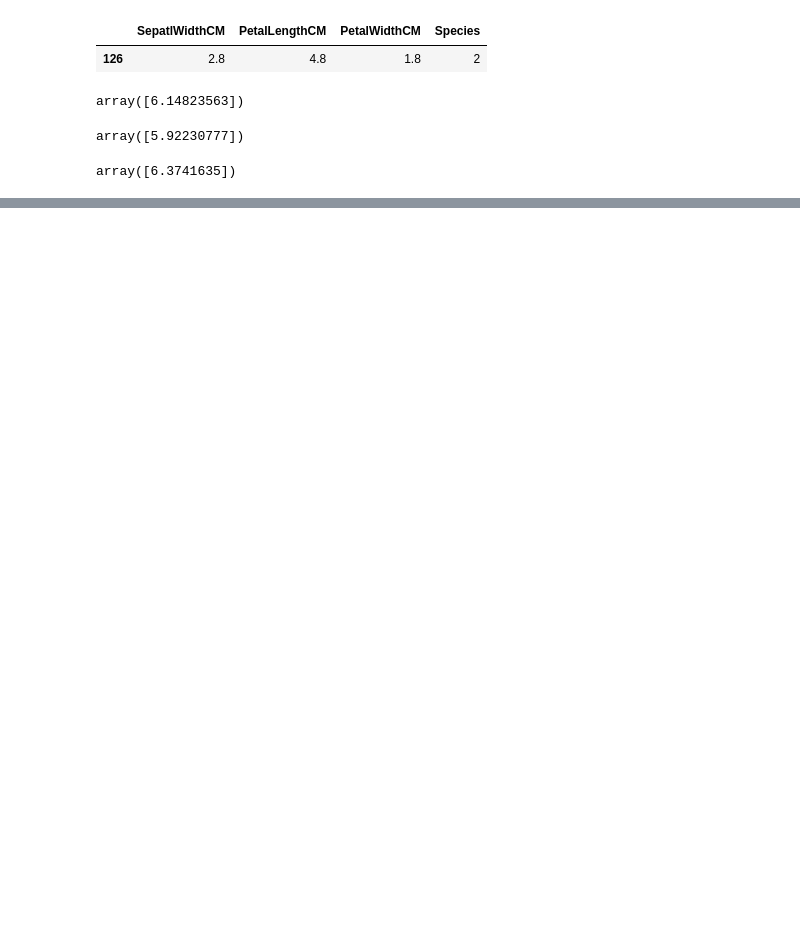
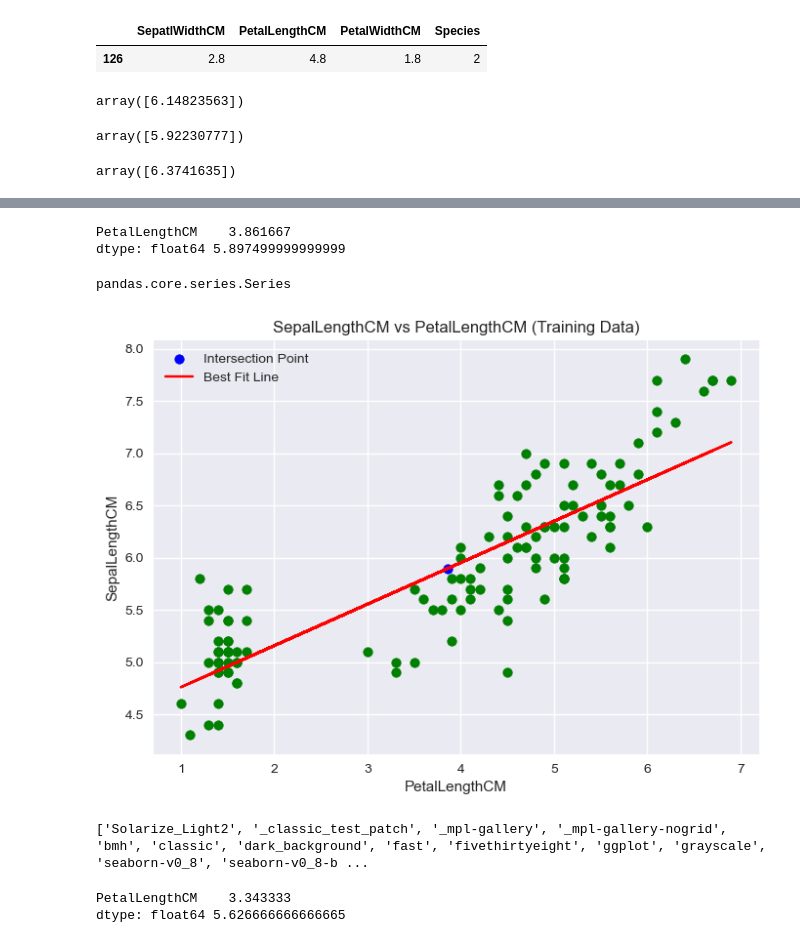
Before and after one commit to VijayPrakash152/python-learning, a Jupyter notebook: src/fde_course/material/class_05/8_Linear Regression-Model-BFL.ipynb, the cells around one changed output, grey strips where cells are left out. Drawn from its saved outputs; the diff is of its cells as text; code cells hidden in the pictures; blank space fills up the shorter version.

```diff
--- a/src/fde_course/material/class_05/10_Linear Regression-Model_OLS (2).ipynb
+++ b/src/fde_course/material/class_05/8_Linear Regression-Model-BFL.ipynb
@@ -1283,3 +686,0 @@ array([1.])
-# %%
-x_train, x_test, y_train, y_test = train_test_split(x,y,test_size=0.20, random_state=2)
-x_train
@@ -1330,0 +687,14 @@ https://medium.com/swlh/interpreting-linear-regression-through-statsmodels-summa
+# %%
+# if we have to see x_mean and y_mean
+
+avg_x = x_train.mean()
+avg_y = y_train.mean()
+
+print(avg_x, avg_y)
+# %% [output]
+PetalLengthCM    3.861667
+dtype: float64 5.897499999999999
+# %%
+type(avg_x)
+# %% [output]
+pandas.core.series.Series
@@ -1330,0 +703,28 @@ https://medium.com/swlh/interpreting-linear-regression-through-statsmodels-summa
+# %%
+style.use('seaborn-v0_8')  # Apply the 'seaborn' style
+
+# Sample plotting code
+plt.scatter(x_train, y_train, c='green')
+plt.scatter(avg_x, avg_y, label='Intersection Point', c='blue')
+plt.plot(x_train, linear_reg.predict(x_train), color='red', label='Best Fit Line')
+plt.title('SepalLengthCM vs PetalLengthCM (Training Data)')
+plt.xlabel('PetalLengthCM')
+plt.ylabel('SepalLengthCM')
+plt.legend()
+plt.show()
+# %% [output]
+[figure, added]
+# %%
+print(style.available)
+# %% [output]
+['Solarize_Light2', '_classic_test_patch', '_mpl-gallery', '_mpl-gallery-nogrid', 'bmh', 'classic', 'dark_background', 'fast', 'fivethirtyeight', 'ggplot', 'grayscale', 'seaborn-v0_8', 'seaborn-v0_8-b ...
+# %%
+# if we have to see x_mean and y_mean
+
+avg_x = x_test.mean()
+avg_y = y_test.mean()
+
+print(avg_x, avg_y)
+# %% [output]
+PetalLengthCM    3.343333
+dtype: float64 5.626666666666665
```
Also changed, not shown: parts of 116 cells of this notebook, 35 other files.
